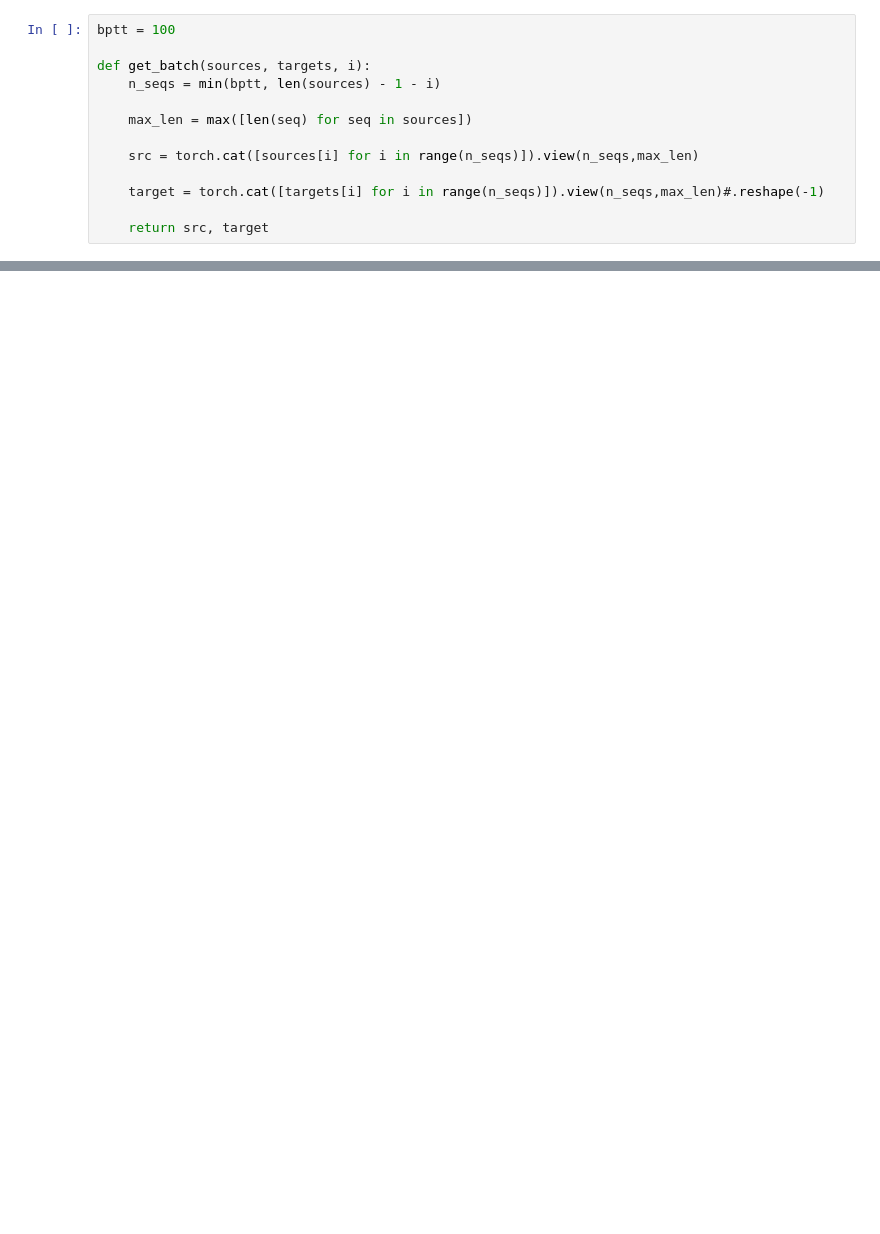
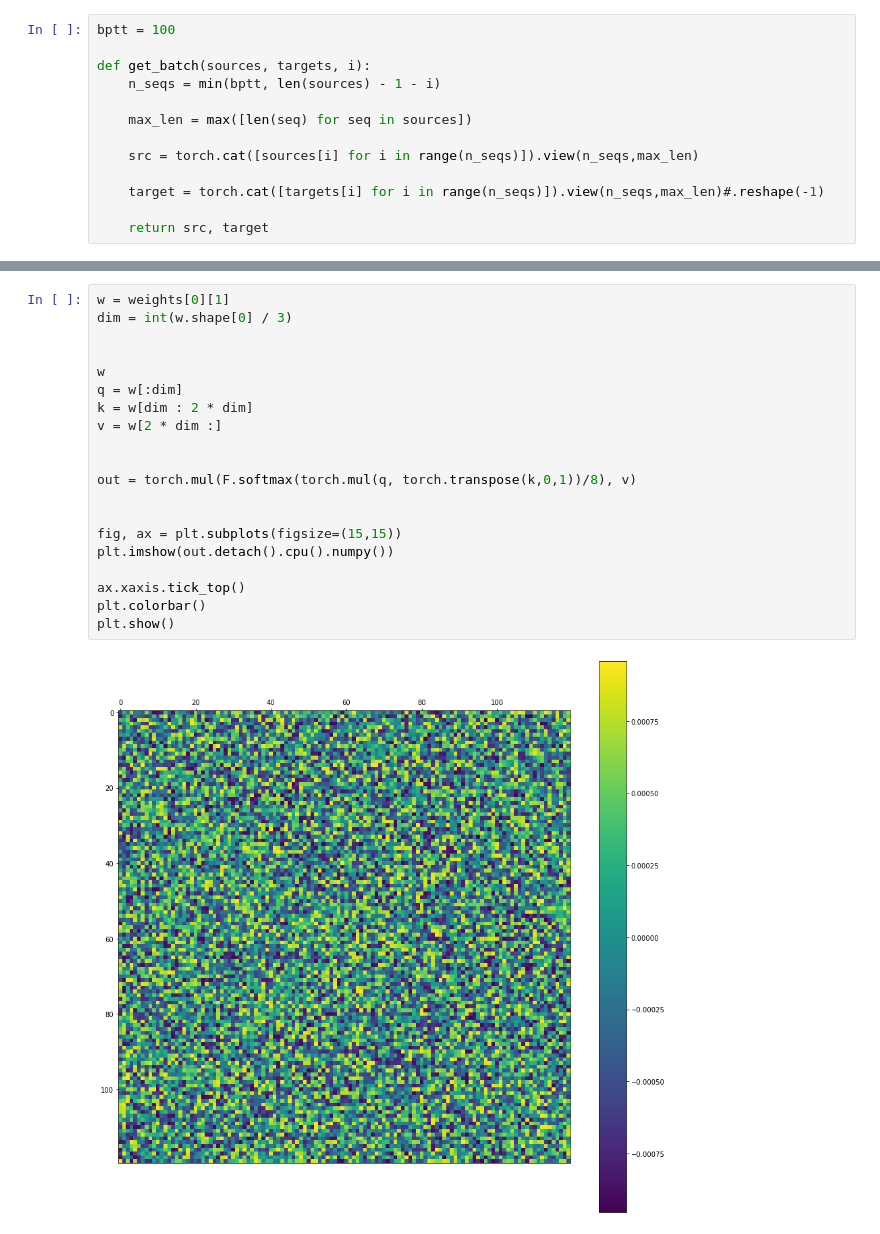
Before and after one commit to claradrachmann/deep_project, a Jupyter notebook: project2_decoder.ipynb, the cells around one changed output, grey strips where cells are left out. Saved outputs shown, nothing was run; the diff lists cells and outputs as text; blank space fills up the shorter version.

```diff
--- a/project2_decoder.ipynb
+++ b/project2_decoder.ipynb
@@ -499,0 +593,22 @@ for _ in range(5):
+# %%
+w = weights[0][1]
+dim = int(w.shape[0] / 3)
+
+
+w
+q = w[:dim]
+k = w[dim : 2 * dim]
+v = w[2 * dim :]
+
+
+out = torch.mul(F.softmax(torch.mul(q, torch.transpose(k,0,1))/8), v)
+
+
+fig, ax = plt.subplots(figsize=(15,15))
+plt.imshow(out.detach().cpu().numpy())
+
+ax.xaxis.tick_top()
+plt.colorbar()
+plt.show()
+# %% [output]
+[figure, added]
```
Also changed, not shown: parts of 19 cells of this notebook, 2 other files.
